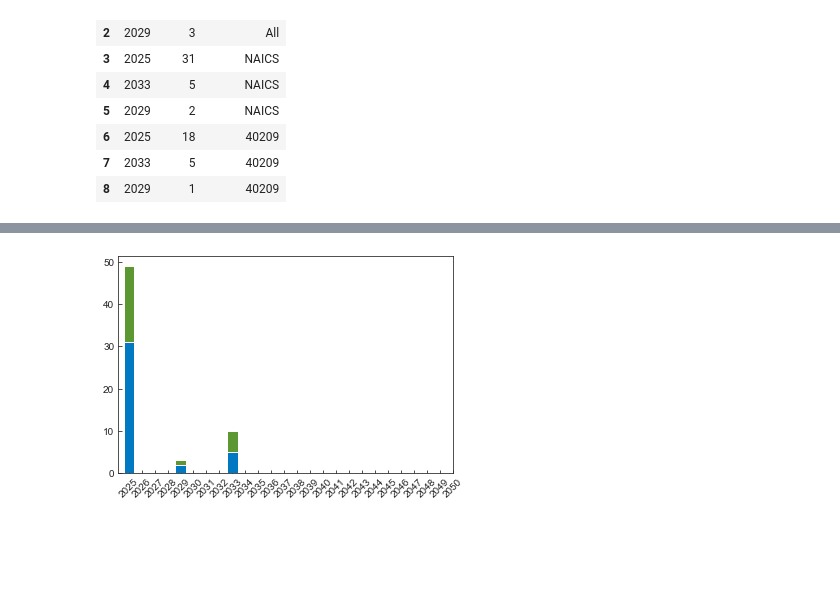
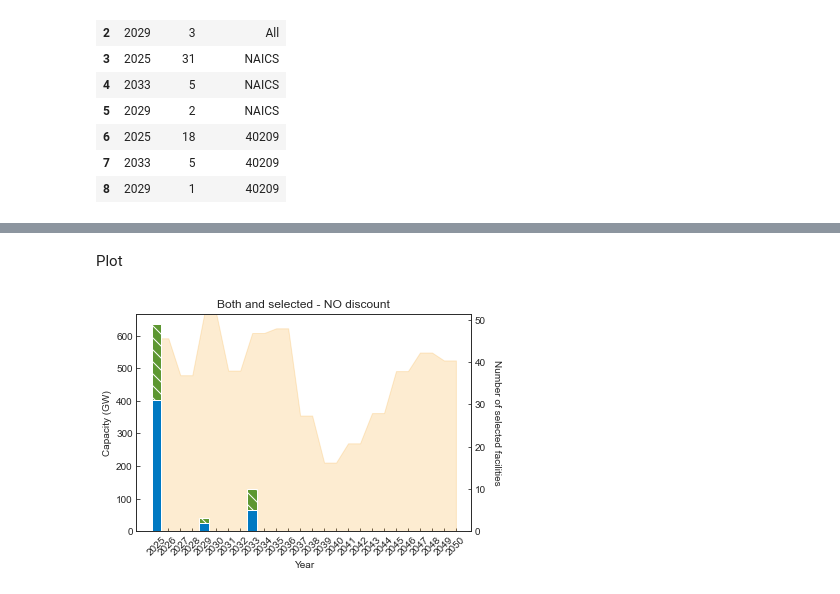
Before and after one commit to macmribo/RICE, a Jupyter notebook: 3_RELOG_simulation/manuscript_figure_generation/results.ipynb, the cells around one changed output, grey strips where cells are left out. Saved outputs shown, nothing was run; the diff lists cells and outputs as text; code cells hidden in the pictures; blank space fills up the shorter version.

Commit message:
plants selected with reeds in background

```diff
--- a/3_RELOG_simulation/manuscript_figure_generation/results.ipynb
+++ b/3_RELOG_simulation/manuscript_figure_generation/results.ipynb
@@ -920,0 +991,4 @@ opened_B_ND_1
+# %%
+reedsFile_path = os.path.join(previous_previous_folder, '1_PV_ICE_waste_calculations', 'baselines','December Core Scenarios ReEDS Outputs Solar Futures v3a.xlsx')
+print ("Input file is stored in %s" % reedsFile)
+reedsFile = pd.read_excel(reedsFile_path, sheet_name="new installs PV")
@@ -920,0 +997,5 @@ opened_B_ND_1
+# %%
+reedsFile_by_year = reedsFile.groupby(['Year']).sum()
+reedsFile_by_year = reedsFile_by_year.drop(['Tech', 'Scenario', 'PCA', 'State'], axis=1)
+reedsFile_by_year = reedsFile_by_year.reset_index()
+reedsFile_by_year = reedsFile_by_year.loc[reedsFile_by_year['Year'] > 2024]
@@ -921,13 +1022,32 @@ opened_B_ND_1
+# %% [markdown]
+Plot
 # %%
-fig, ax = plt.subplots()
+fig, ax1 = plt.subplots()
 groups = opened_B_ND_1['year'].unique().tolist()
+
 values1 = opened_B_ND_1.loc[opened_B_ND_1['location type'] == 'NAICS']['count']
 values2 = opened_B_ND_1.loc[opened_B_ND_1['location type'] == '40209']['count']
 
+
+ax1.plot(reedsFile_by_year['Year'],reedsFile_by_year['Capacity (GW)'], color=yellow_2, alpha=.0005)
+ax2 = ax1.twinx()
+
 # Stacked bar chart
-ax.bar(groups, values1, color=blue_2)
-ax.bar(groups, values2, bottom = values1, color=green_2)
-ax.set_xticks(year_list)
-ax.set_xticklabels(year_list, rotation=45);
+bars = ax2.bar(groups, values1, color=blue_2)
+bars = ax2.bar(groups, values2, bottom = values1, color=green_2)
+
+ax1.set_xticklabels(year_list, rotation=45)
+ax1.set_xlabel('Year')
+ax1.set_ylabel('Capacity (GW)')
+ax1.fill_between(reedsFile_by_year['Year'],reedsFile_by_year['Capacity (GW)'], 0, color=yellow_2, alpha=.2)
+ax1.margins(y=0)
+
+ax2.set_xticks(year_list)
+ax2.set_ylabel('Number of selected facilities', rotation=270, labelpad=15)
+ax2.set_title('Both and selected - NO discount')
+
+patterns = ('\\\\', '\\\\', '\\\\')
+for bar, pattern in zip(bars, patterns):
+    bar.set_hatch(pattern)
 # %% [output]
-[figure, old version]
+[figure, new version]
```
Also changed, not shown: parts of 21 cells of this notebook, 7 other files.
